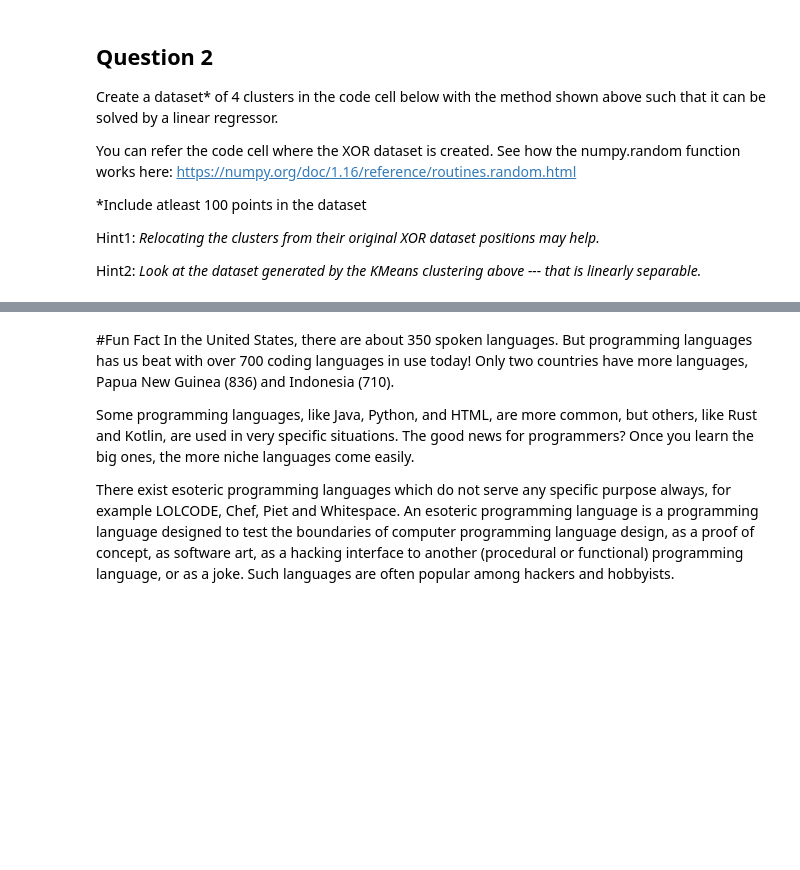
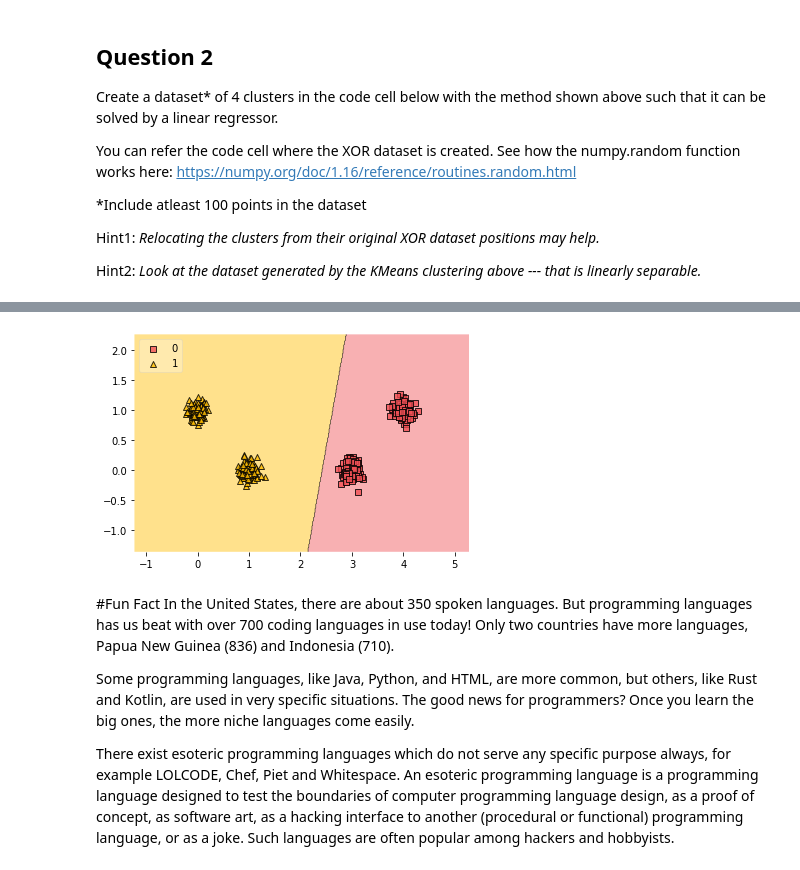
Before and after one commit to donyewakefield/FutureMakers2022, a Jupyter notebook: Copy_of_Day_3_Intro_to_Deep_Learning_DW.ipynb, the cells around one changed output, grey strips where cells are left out. Saved outputs shown, nothing was run; the diff lists cells and outputs as text; code cells hidden in the pictures; blank space fills up the shorter version.

```diff
--- a/Copy_of_Day_3_Intro_to_Deep_Learning_DW.ipynb
+++ b/Copy_of_Day_3_Intro_to_Deep_Learning_DW.ipynb
@@ -223,3 +350,14 @@ Refer to the code cells that introduce these models for assistance with specific
+# %%
+percept =  Perceptron(tol=1e-3, random_state=0)
+
+percept.fit(data,target)
+percept.score(data,target)
+
+target = target.reshape((-1))
+plot_decision_regions(data, target, clf=percept, legend=2,colors = '#F15156,#FFBD00')
+plt.show()
+# %% [output]
+[figure, added]
 # %% [markdown]
 #Fun Fact
 In the United States, there are about 350 spoken languages. But programming languages has us beat with over 700 coding languages in use today! Only two countries have more languages, Papua New Guinea (836) and Indonesia (710).
```
Also changed, not shown: parts of 25 cells of this notebook.
